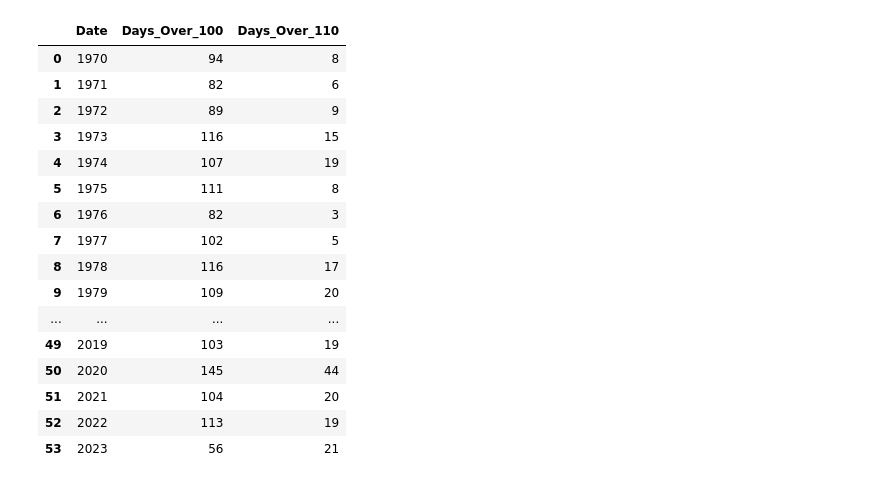
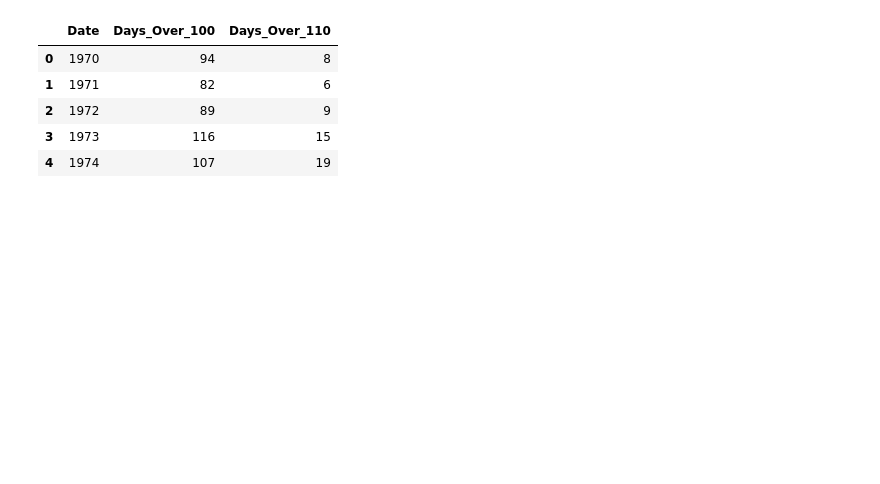
Before and after one commit to sch0lars/PhoenixClimateData, a Jupyter notebook: phoenix_weather.ipynb, the cells around one changed output. Saved outputs shown, nothing was run; the diff lists cells and outputs as text; code cells hidden in the pictures; blank space fills up the shorter version.

```diff
--- a/phoenix_weather.ipynb
+++ b/phoenix_weather.ipynb
@@ -57,33 +54,23 @@ average_temps
 # %%
 # Get the number of days with 100+ temps per year
 days_over_100 = df.groupby(df['Date'].dt.year)['Temp_F'].agg(lambda x: x.ge(100).sum())
 # Get the number of days with 110+ temps per year
 days_over_110 = df.groupby(df['Date'].dt.year)['Temp_F'].agg(lambda x: x.ge(110).sum())
 hundred_temperatures = pd.concat({
     'Days_Over_100':days_over_100,
     'Days_Over_110': days_over_110
 }, axis=1)
 # Reset the index
 hundred_temperatures.reset_index(inplace=True)
-hundred_temperatures
+# Preview the data
+hundred_temperatures.head()
 # %% [output]
 |  | Date | Days_Over_100 | Days_Over_110 |
 | 0 | 1970 | 94 | 8 |
 | 1 | 1971 | 82 | 6 |
 | 2 | 1972 | 89 | 9 |
 | 3 | 1973 | 116 | 15 |
 | 4 | 1974 | 107 | 19 |
-| 5 | 1975 | 111 | 8 |
-| 6 | 1976 | 82 | 3 |
-| 7 | 1977 | 102 | 5 |
-| 8 | 1978 | 116 | 17 |
-| 9 | 1979 | 109 | 20 |
-| ... | ... | ... | ... |
-| 49 | 2019 | 103 | 19 |
-| 50 | 2020 | 145 | 44 |
-| 51 | 2021 | 104 | 20 |
-| 52 | 2022 | 113 | 19 |
-| 53 | 2023 | 56 | 21 |
 # %%
 # Group the data and get the precipitation count for each year
 precipitation_count = df.groupby(df['Date'].dt.year)['Precipitation_in'].sum().reset_index()
```
Also changed, not shown: parts of 4 cells of this notebook.
